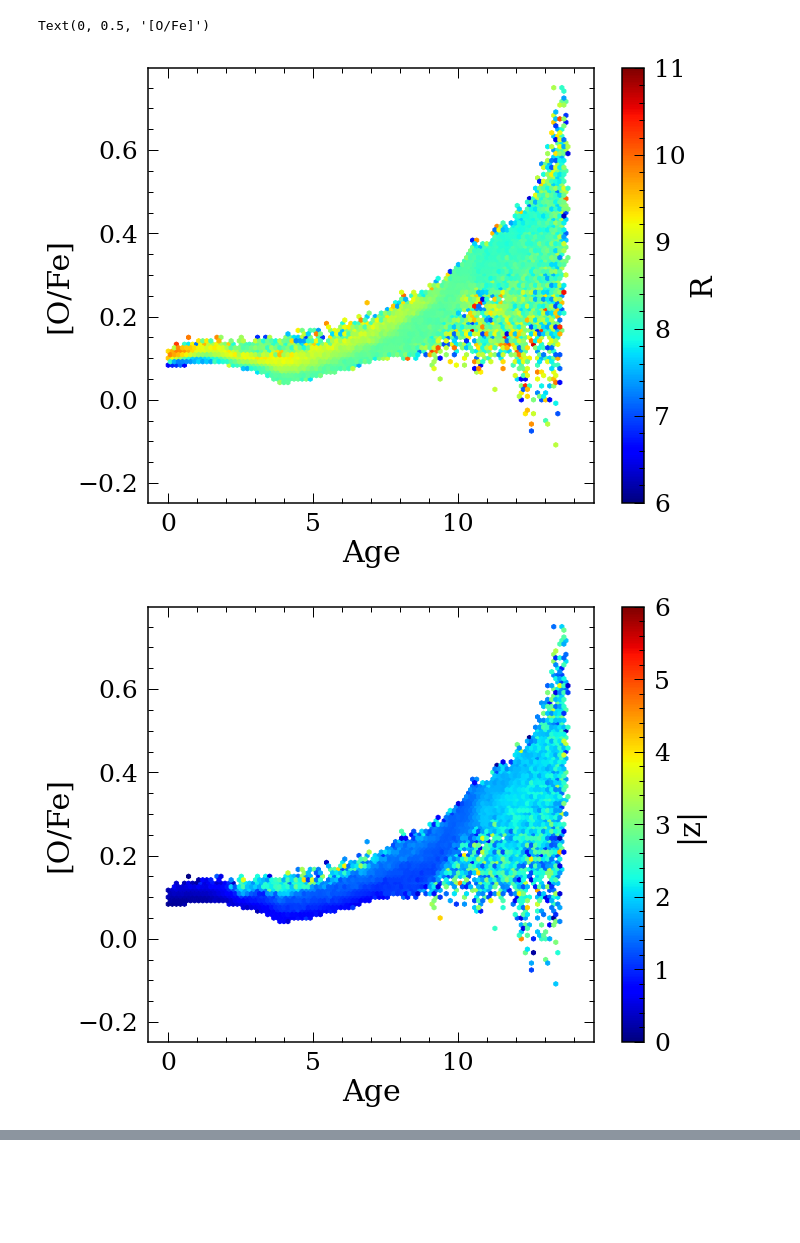
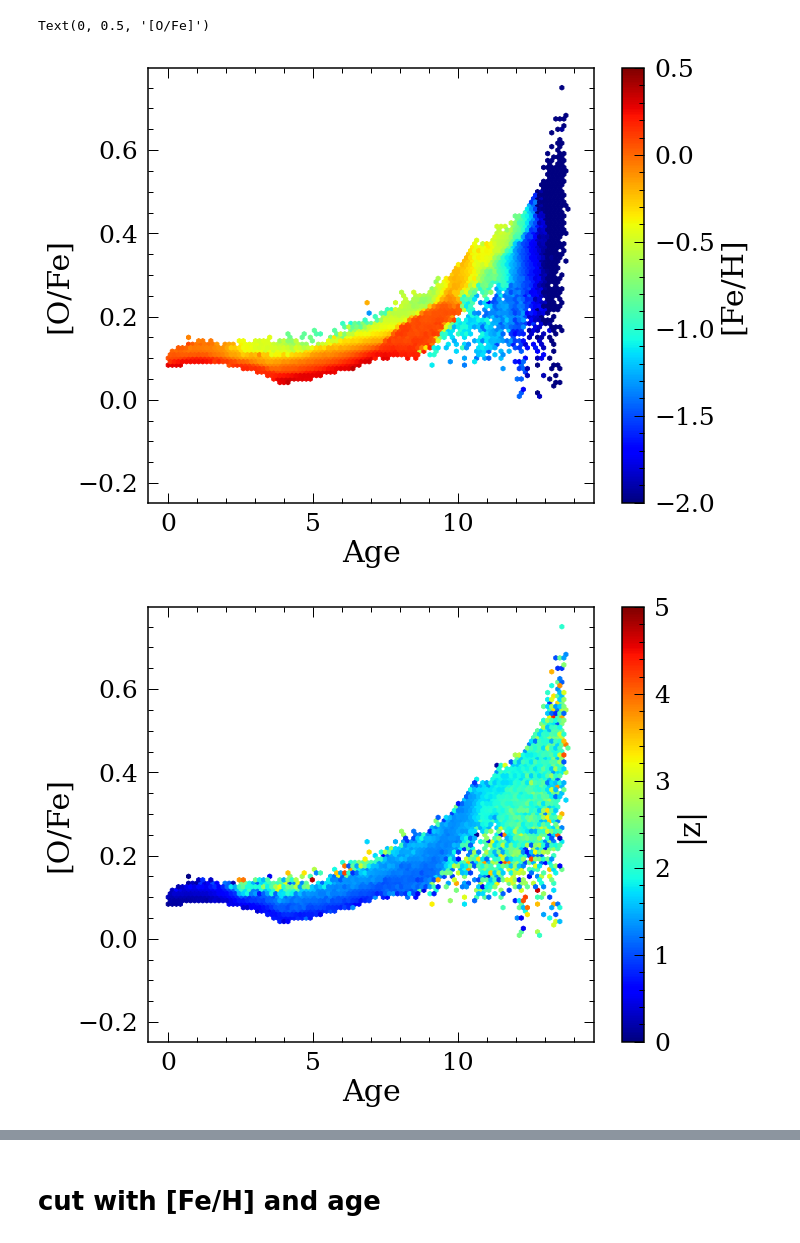
Before and after one commit to lyx12311/RbirThesisNIHAO, a Jupyter notebook: GroupsStars.ipynb, the cells around one changed output, grey strips where cells are left out. Drawn from its saved outputs; the diff is of its cells as text; code cells hidden in the pictures; blank space fills up the shorter version.

```diff
--- a/GroupsStars.ipynb
+++ b/GroupsStars.ipynb
@@ -7,6 +7,7 @@ df = pd.read_pickle('Data/Buck_g2_79e12.pkl')
 #plt.figure(figsize=(10,8))
 df = df.loc[df['R']>6].reset_index(drop=True)
 df = df.loc[df['R']<11].reset_index(drop=True)
+df = df.loc[df['x']>0].reset_index(drop=True)
 df = df.loc[abs(df['z'])<5].reset_index(drop=True)
 """agebins = np.linspace(0,14,100)
 fehnorm = df.feh.values
@@ -14,4 +15,5 @@ for i in trange(len(agebins)-1):
     m = (df.age>agebins[i])&(df.age<agebins[i+1])
     fehnorm[m] = fehnorm[m]/np.median(fehnorm[m])
 df['fehnorm'] = fehnorm"""
+len(df)
 # %% [output]
@@ -83,42 +95,42 @@ Text(0, 0.5, '[Fe/H]')
 # %%
 
 plt.figure(figsize=(10,8))
-plt.hexbin(df['age'], df['ofe'], C=abs(df['R']),extent=(0,14,-0.2,0.75),
-           gridsize=100, mincnt=1,cmap='jet',vmin=6,vmax=11)
+plt.hexbin(df['age'], df['ofe'], C=df['feh'],extent=(0,14,-0.2,0.75),
+           gridsize=100, mincnt=1,cmap='jet',vmin=-2,vmax=0.5)
 cb = plt.colorbar()
-cb.set_label('R')
+cb.set_label('[Fe/H]')
 plt.xlabel('Age')
 plt.ylabel('[O/Fe]')
 
 
 plt.figure(figsize=(10,8))
 plt.hexbin(df['age'], df['ofe'], C=abs(df['z']),extent=(0,14,-0.2,0.75),
-           gridsize=100, mincnt=1,cmap='jet',vmin=0,vmax=6)
+           gridsize=100, mincnt=1,cmap='jet',vmin=0,vmax=5)
 cb = plt.colorbar()
 cb.set_label('|z|')
 plt.xlabel('Age')
 plt.ylabel('[O/Fe]')
 
 
 
 plt.figure(figsize=(10,8))
 plt.hexbin(df['age'], df['ofe'], C=abs(df['Jz']),extent=(0,14,-0.2,0.75),
            gridsize=100, mincnt=1,cmap='jet',vmin=0,vmax=5000)
 cb = plt.colorbar()
 cb.set_label('Jϕ')
 plt.xlabel('Age')
 plt.ylabel('[O/Fe]')
 
 
 
 plt.figure(figsize=(10,8))
 plt.hexbin(df['age'], df['ofe'], extent=(0,14,-0.2,0.75),
            gridsize=100, mincnt=1,cmap='jet',vmin=10,vmax=5000,bins='log')
 cb = plt.colorbar()
 cb.set_label('Density')
 plt.xlabel('Age')
 plt.ylabel('[O/Fe]')
 # %% [output]
 Text(0, 0.5, '[O/Fe]')
-[figure, old version]
+[figure, new version]
-[figure, old version]
+[figure, new version]
@@ -127,3 +139,5 @@ Text(0, 0.5, '[O/Fe]')
+# %% [markdown]
+# cut with [Fe/H] and age
 # %%
 agecut = 9
 plt.figure(figsize=(20,8))
```
Also changed, not shown: parts of 13 cells of this notebook.
